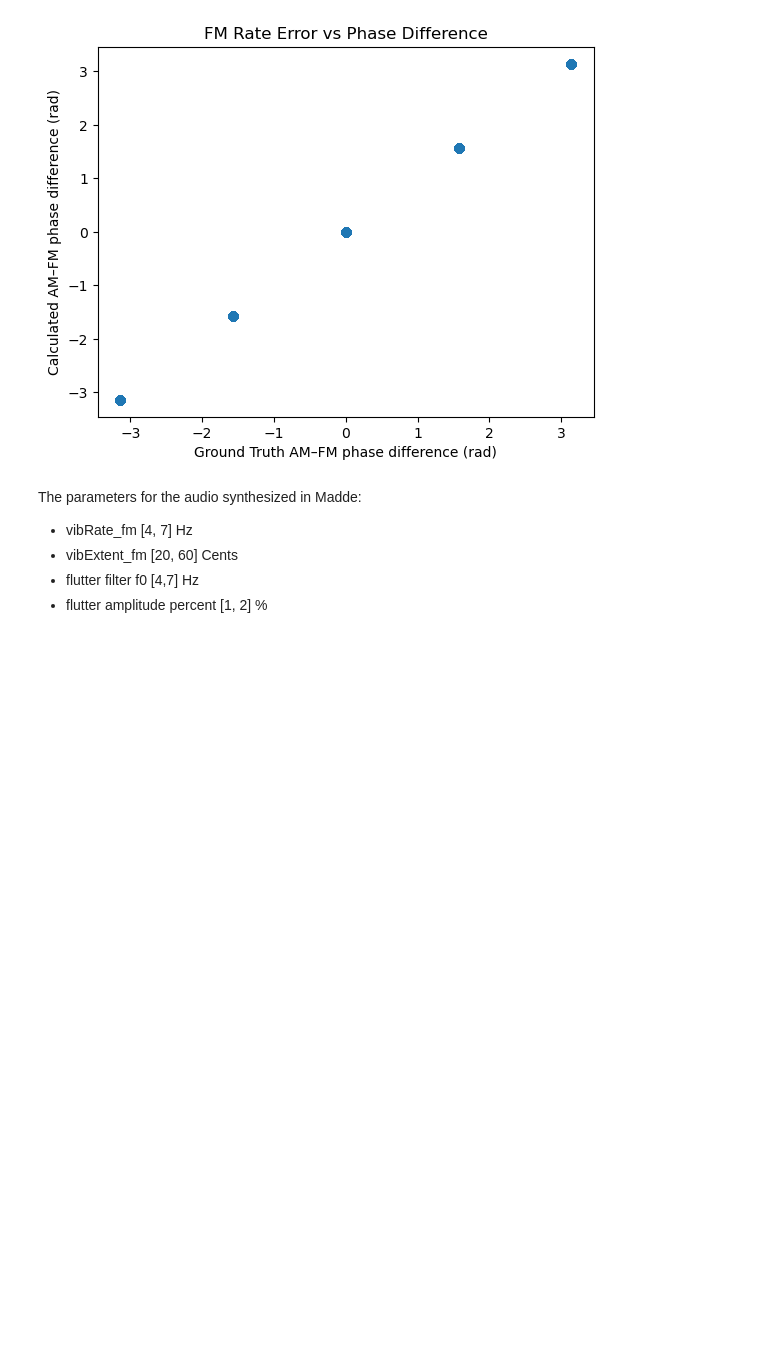
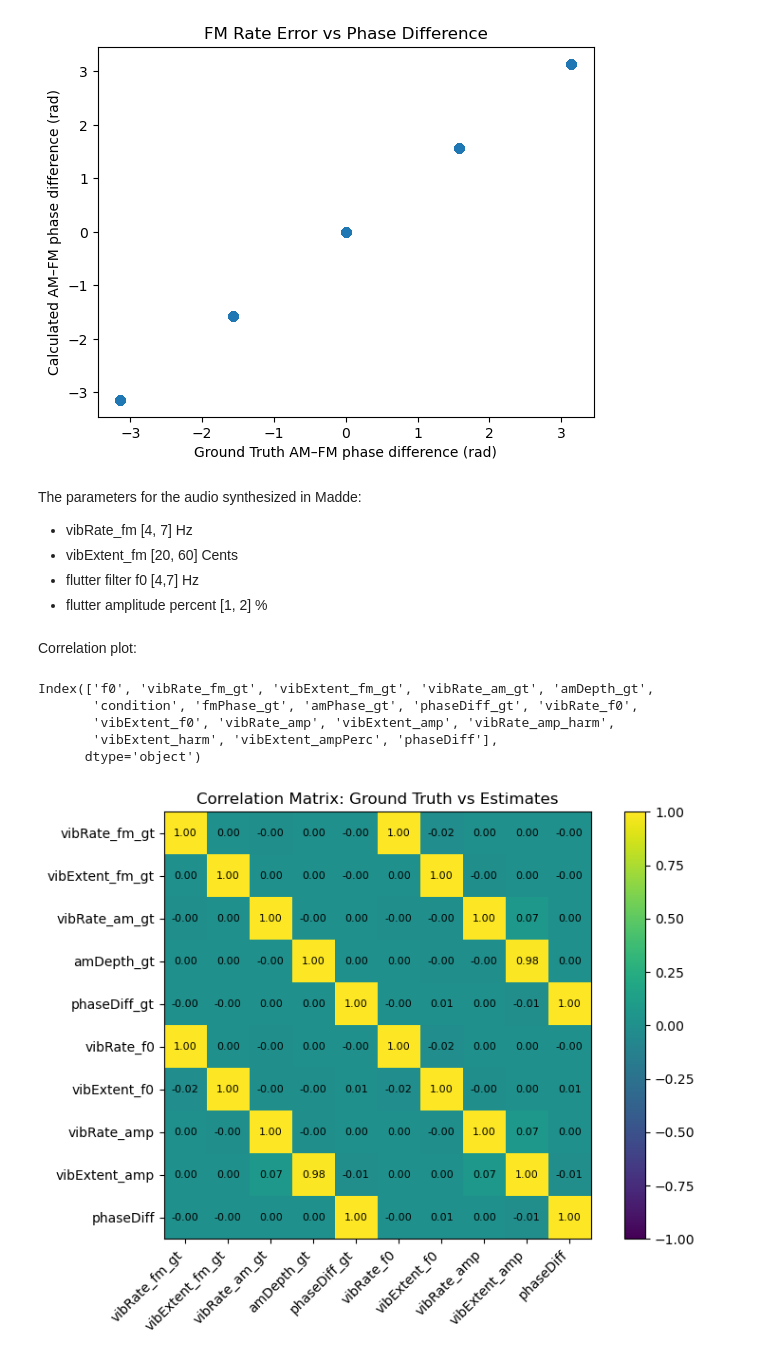
Before and after one commit to reubenwalker/VibratoStudy, a Jupyter notebook: Vibrato Rate and Extent Methods.ipynb, the cells around one changed output. Cells and saved outputs as stored; diff of their text form; code cells hidden in the pictures; blank space fills up the shorter version.

```diff
--- a/Vibrato Rate and Extent Methods.ipynb
+++ b/Vibrato Rate and Extent Methods.ipynb
@@ -1049,4 +1049,53 @@ The parameters for the audio synthesized in Madde:
 - vibExtent_fm [20, 60] Cents
 - flutter filter f0 [4,7] Hz
 - flutter amplitude percent [1, 2] %
+# %% [markdown]
+Correlation plot:
+# %%
+df.columns
+# %% [output]
+Index(['f0', 'vibRate_fm_gt', 'vibExtent_fm_gt', 'vibRate_am_gt', 'amDepth_gt',
+       'condition', 'fmPhase_gt', 'amPhase_gt', 'phaseDiff_gt', 'vibRate_f0',
+       'vibExtent_f0', 'vibRate_amp', 'vibExtent_amp', 'vibRate_amp_harm',
+       'vibExtent_harm', 'vibExtent_ampPerc', 'phaseDiff'],
+      dtype='object')
+# %%
+cols = [
+    # Ground truth
+    'vibRate_fm_gt',
+    'vibExtent_fm_gt',
+    'vibRate_am_gt',
+    'amDepth_gt',
+    'phaseDiff_gt',
+
+    # Estimates
+    'vibRate_f0',
+    'vibExtent_f0',
+    'vibRate_amp',
+    'vibExtent_amp',
+    'phaseDiff'
+]
+
+df_corr = df[cols].dropna()
+df_corr['phaseDiff_gt'] = df_corr['phaseDiff_gt'].apply(lambda x: flip2Pi(x))
+df_corr['phaseDiff'] = df_corr['phaseDiff_gt'].apply(lambda x: flip2Pi(x))
+corr = df_corr.corr()
+
+plt.figure(figsize=(8,6))
+im = plt.imshow(corr, vmin=-1, vmax=1)
+plt.colorbar(im, fraction=0.046)
+
+plt.xticks(range(len(cols)), cols, rotation=45, ha='right')
+plt.yticks(range(len(cols)), cols)
+plt.title('Correlation Matrix: Ground Truth vs Estimates')
+
+for i in range(len(cols)):
+    for j in range(len(cols)):
+        plt.text(j, i, f"{corr.iloc[i, j]:.2f}",
+                 ha='center', va='center', fontsize=8)
+
+plt.tight_layout()
+plt.show()
+# %% [output]
+[figure, added]
 # %%
```
Also changed, not shown: parts of 18 cells of this notebook, 11 other files.
